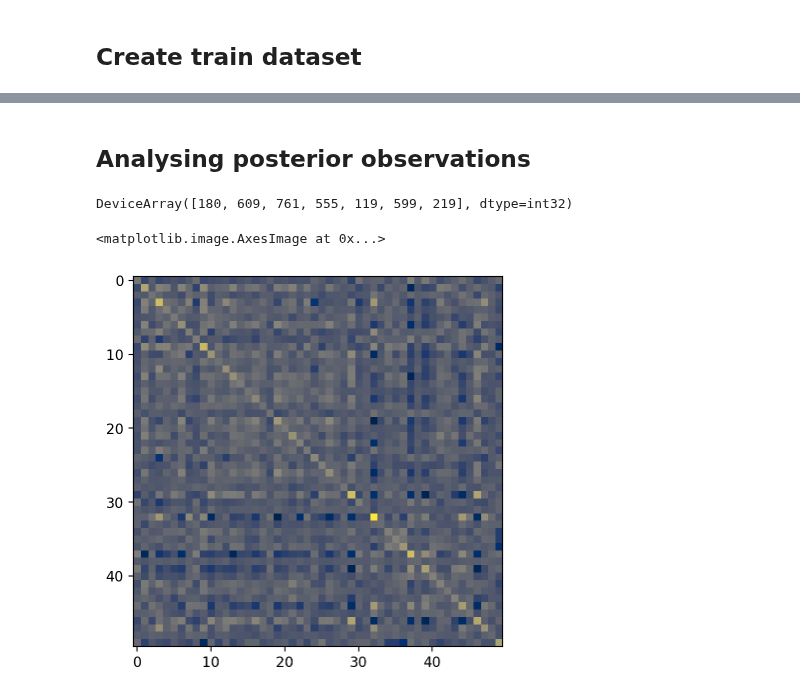
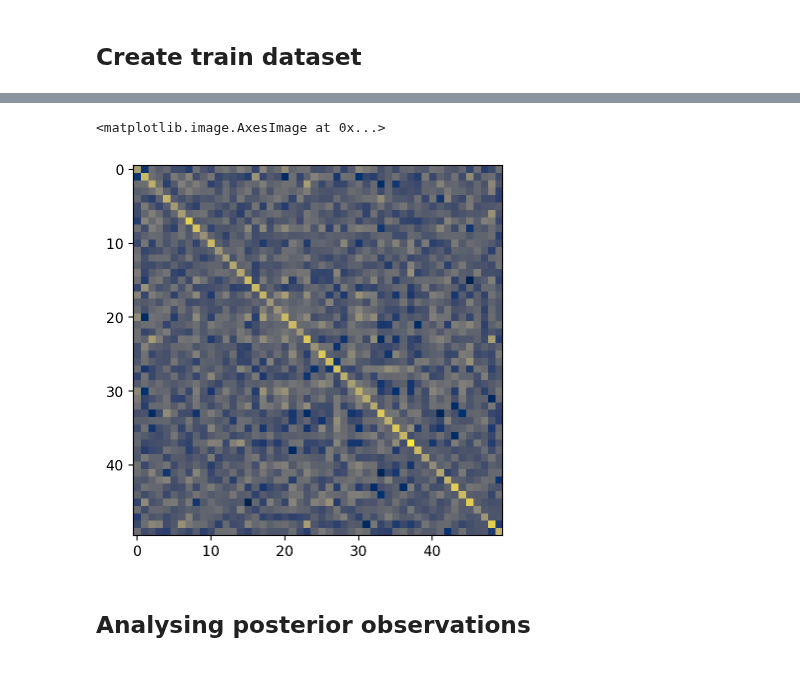
Before and after one commit to gerdm/hard-em-lvm, a Jupyter notebook: notebooks/09-hard-em-fashion-mnist.ipynb, the cells around one changed output, grey strips where cells are left out. Saved outputs shown, nothing was run; the diff lists cells and outputs as text; code cells hidden in the pictures.

```diff
--- a/notebooks/09-hard-em-fashion-mnist.ipynb
+++ b/notebooks/09-hard-em-fashion-mnist.ipynb
@@ -287,3 +140,8 @@ plt.grid(alpha=0.5)
+# %%
+plt.imshow(jnp.cov(z_decoder.T), cmap="cividis")
+# %% [output]
+<matplotlib.image.AxesImage at 0x...>
+[figure, new version]
 # %% [markdown]
 ## Analysing posterior observations
 # %%
@@ -292,13 +150,4 @@ key_choice, keys_is = jax.random.split(key_vae)
 keys_is = jax.random.split(keys_is, n_samples)
-# %%
-ixs_test
-# %% [output]
-DeviceArray([180, 609, 761, 555, 119, 599, 219], dtype=int32)
-# %%
-plt.imshow(jnp.cov(z_est.T), cmap="cividis")
-# %% [output]
-<matplotlib.image.AxesImage at 0x...>
-[figure, old version]
 # %%
 ixs_test = jax.random.choice(key_choice, len(X_train), (n_samples,))
 fig, ax = plt.subplots(2, n_samples, figsize=(7, 3.0))
```
Also changed, not shown: parts of 22 cells of this notebook.
